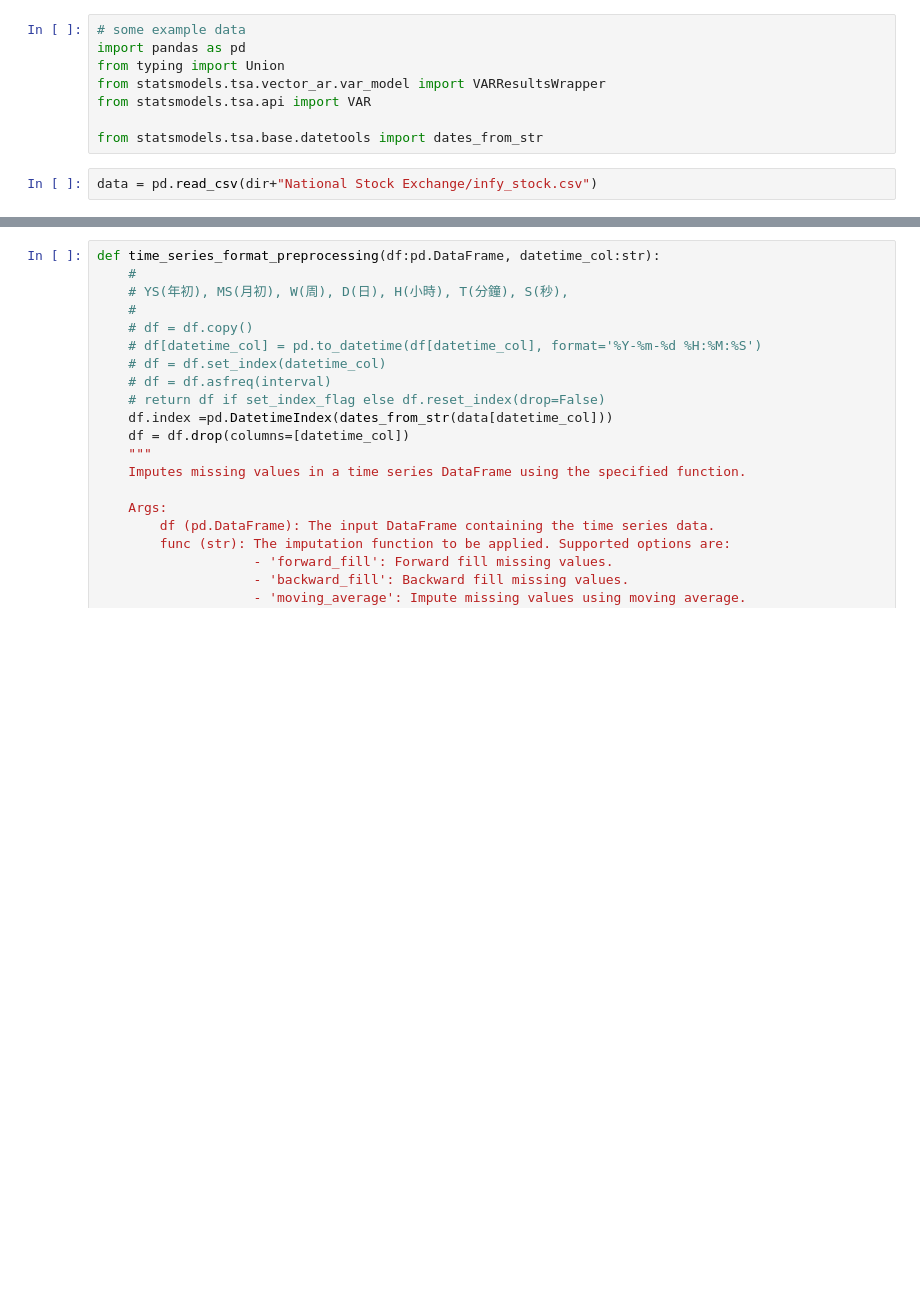
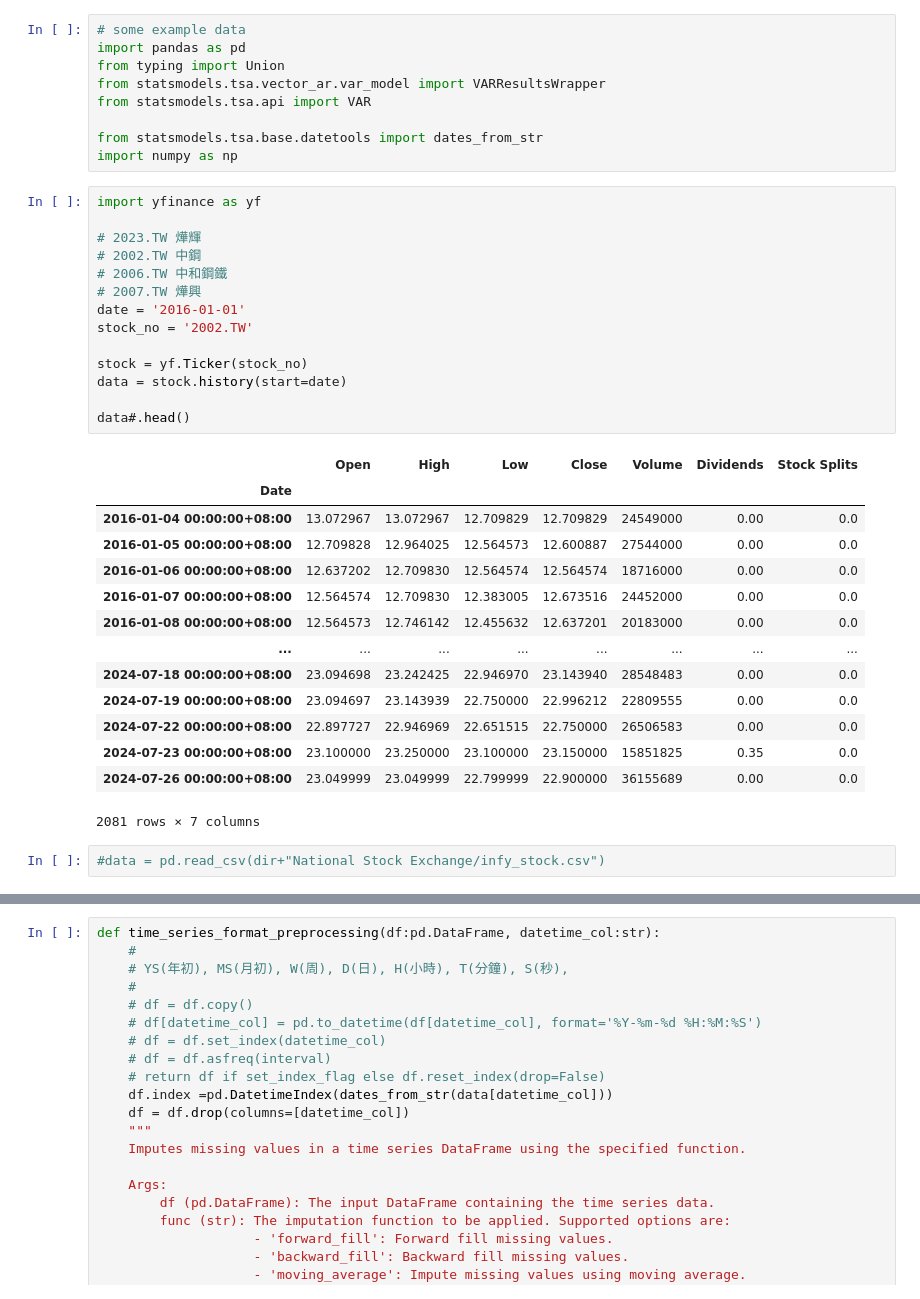
Before and after one commit to DanyelleJhang/FST, a Jupyter notebook: VAR_範例.ipynb, the cells around one changed output, grey strips where cells are left out. Cells and saved outputs as stored; diff of their text form; blank space fills up the shorter version.

```diff
--- a/VAR_範例.ipynb
+++ b/VAR_範例.ipynb
@@ -6,6 +6,36 @@ from statsmodels.tsa.vector_ar.var_model import VARResultsWrapper
 from statsmodels.tsa.api import VAR
 
 from statsmodels.tsa.base.datetools import dates_from_str
+import numpy as np
+# %%
+import yfinance as yf
+
+# 2023.TW 燁輝
+# 2002.TW 中鋼
+# 2006.TW 中和鋼鐵
+# 2007.TW 燁興
+date = '2016-01-01'
+stock_no = '2002.TW'
+
+stock = yf.Ticker(stock_no)
+data = stock.history(start=date)
+
+data#.head()
+# %% [output]
+|  | Open | High | Low | Close | Volume | Dividends | Stock Splits |
+| Date |  |  |  |  |  |  |  |
+| 2016-01-04 00:00:00+08:00 | 13.072967 | 13.072967 | 12.709829 | 12.709829 | 24549000 | 0.00 | 0.0 |
+| 2016-01-05 00:00:00+08:00 | 12.709828 | 12.964025 | 12.564573 | 12.600887 | 27544000 | 0.00 | 0.0 |
+| 2016-01-06 00:00:00+08:00 | 12.637202 | 12.709830 | 12.564574 | 12.564574 | 18716000 | 0.00 | 0.0 |
+| 2016-01-07 00:00:00+08:00 | 12.564574 | 12.709830 | 12.383005 | 12.673516 | 24452000 | 0.00 | 0.0 |
+| 2016-01-08 00:00:00+08:00 | 12.564573 | 12.746142 | 12.455632 | 12.637201 | 20183000 | 0.00 | 0.0 |
+| ... | ... | ... | ... | ... | ... | ... | ... |
+| 2024-07-18 00:00:00+08:00 | 23.094698 | 23.242425 | 22.946970 | 23.143940 | 28548483 | 0.00 | 0.0 |
+| 2024-07-19 00:00:00+08:00 | 23.094697 | 23.143939 | 22.750000 | 22.996212 | 22809555 | 0.00 | 0.0 |
+| 2024-07-22 00:00:00+08:00 | 22.897727 | 22.946969 | 22.651515 | 22.750000 | 26506583 | 0.00 | 0.0 |
+| 2024-07-23 00:00:00+08:00 | 23.100000 | 23.250000 | 23.100000 | 23.150000 | 15851825 | 0.35 | 0.0 |
+| 2024-07-26 00:00:00+08:00 | 23.049999 | 23.049999 | 22.799999 | 22.900000 | 36155689 | 0.00 | 0.0 |
+2081 rows × 7 columns
 # %%
-data = pd.read_csv(dir+"National Stock Exchange/infy_stock.csv")
+#data = pd.read_csv(dir+"National Stock Exchange/infy_stock.csv")
 # %%
```
Also changed, not shown: parts of 10 cells of this notebook.
